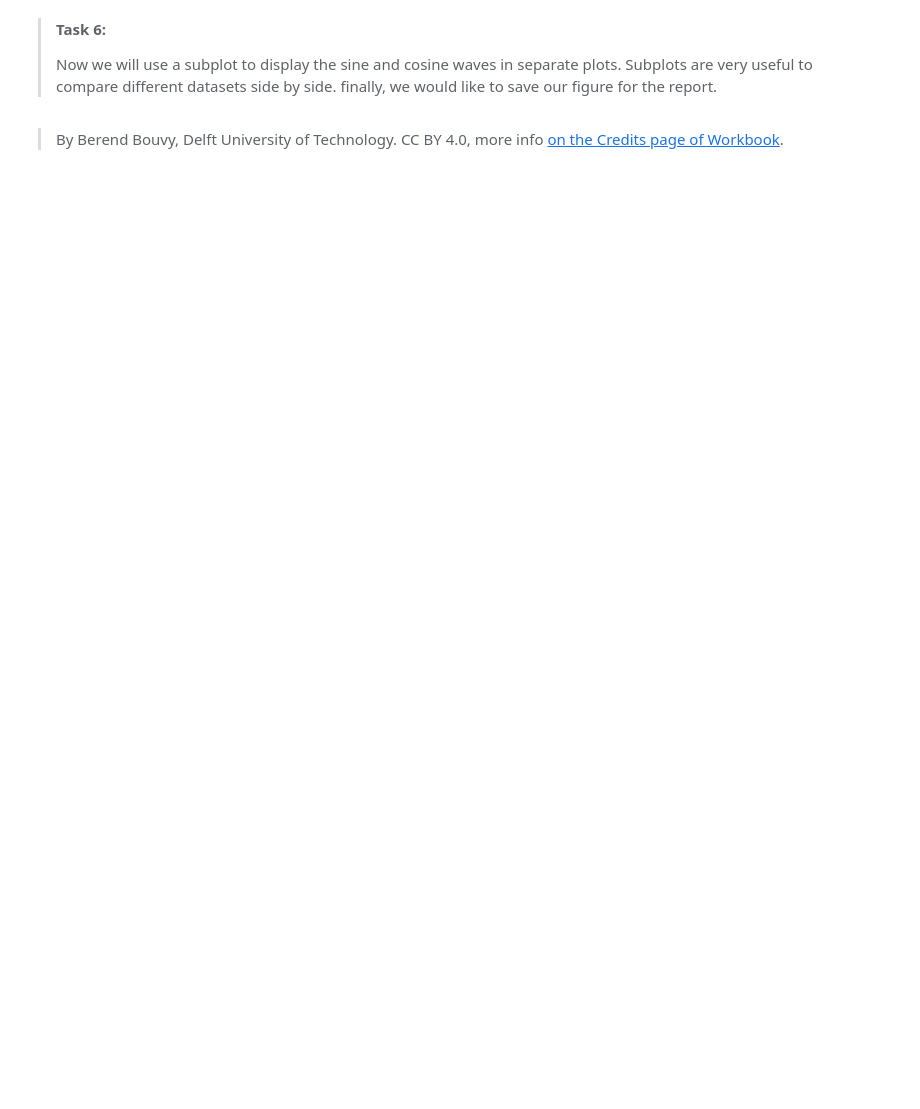
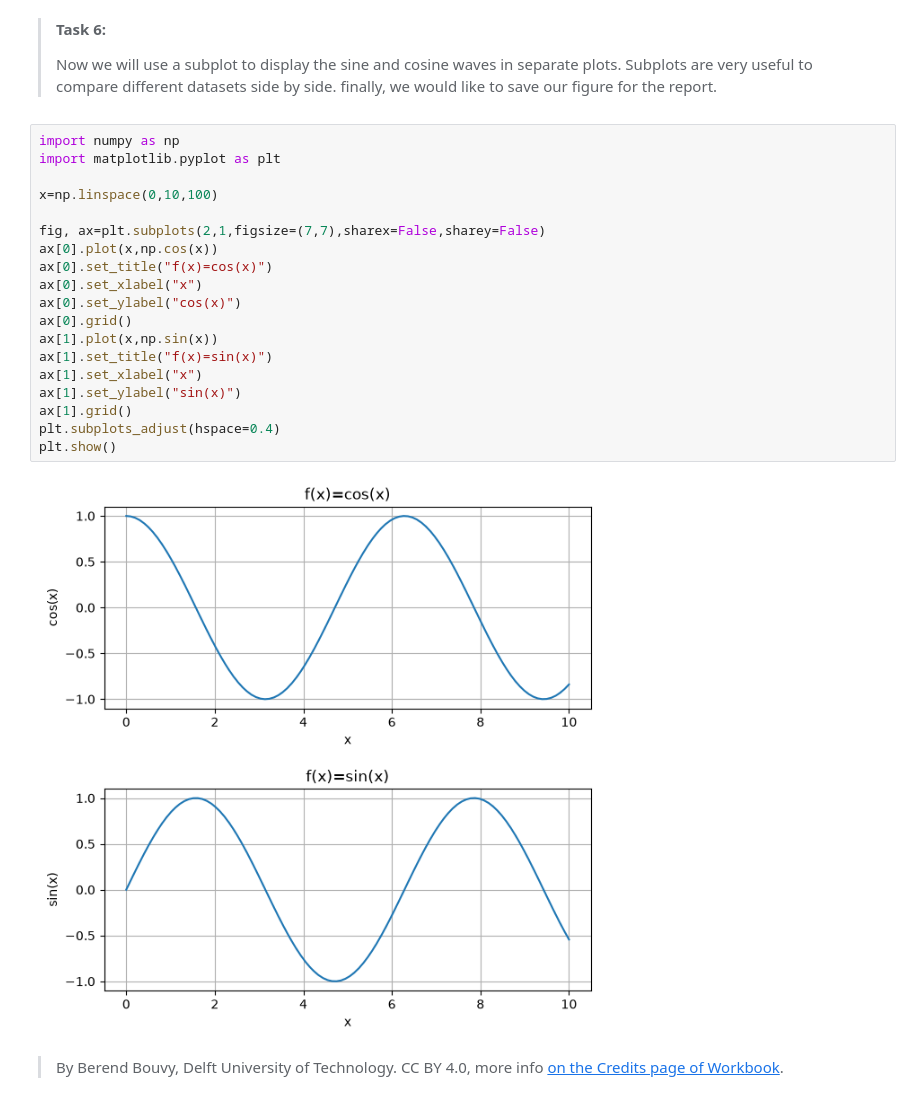
Before and after one commit to anastasisdellis21-png/P.A.1.4, a Jupyter notebook: 3_programming_fundamental_concepts.ipynb, the cells around one changed output. Saved outputs shown, nothing was run; the diff lists cells and outputs as text; blank space fills up the shorter version.

```diff
--- a/3_programming_fundamental_concepts.ipynb
+++ b/3_programming_fundamental_concepts.ipynb
@@ -108,5 +137,26 @@ import matplotlib as plt
 > **Task 6:**
 >
 > Now we will use a subplot to display the sine and cosine waves in separate plots. Subplots are very useful to compare different datasets side by side. finally, we would like to save our figure for the report.
+# %%
+import numpy as np
+import matplotlib.pyplot as plt
+
+x=np.linspace(0,10,100)
+
+fig, ax=plt.subplots(2,1,figsize=(7,7),sharex=False,sharey=False)
+ax[0].plot(x,np.cos(x))
+ax[0].set_title("f(x)=cos(x)")
+ax[0].set_xlabel("x")
+ax[0].set_ylabel("cos(x)")
+ax[0].grid()
+ax[1].plot(x,np.sin(x))
+ax[1].set_title("f(x)=sin(x)")
+ax[1].set_xlabel("x")
+ax[1].set_ylabel("sin(x)")
+ax[1].grid()
+plt.subplots_adjust(hspace=0.4)
+plt.show()
+# %% [output]
+[figure, added]
 # %% [markdown]
 > By Berend Bouvy, Delft University of Technology. CC BY 4.0, more info [on the Credits page of Workbook](https://mude.citg.tudelft.nl/workbook-2026/credits.html).
```
Also changed, not shown: parts of 3 cells of this notebook.
